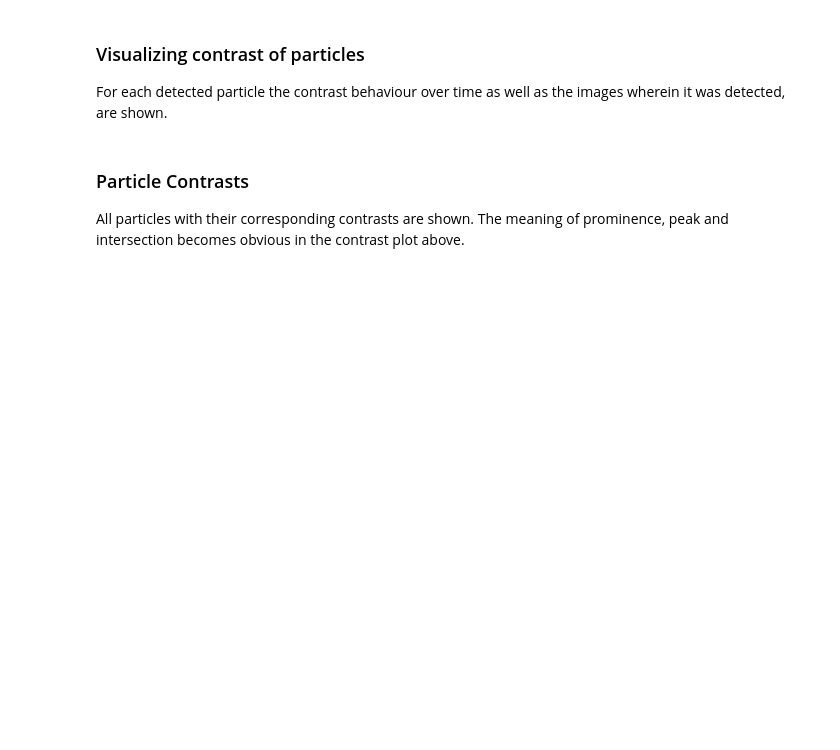
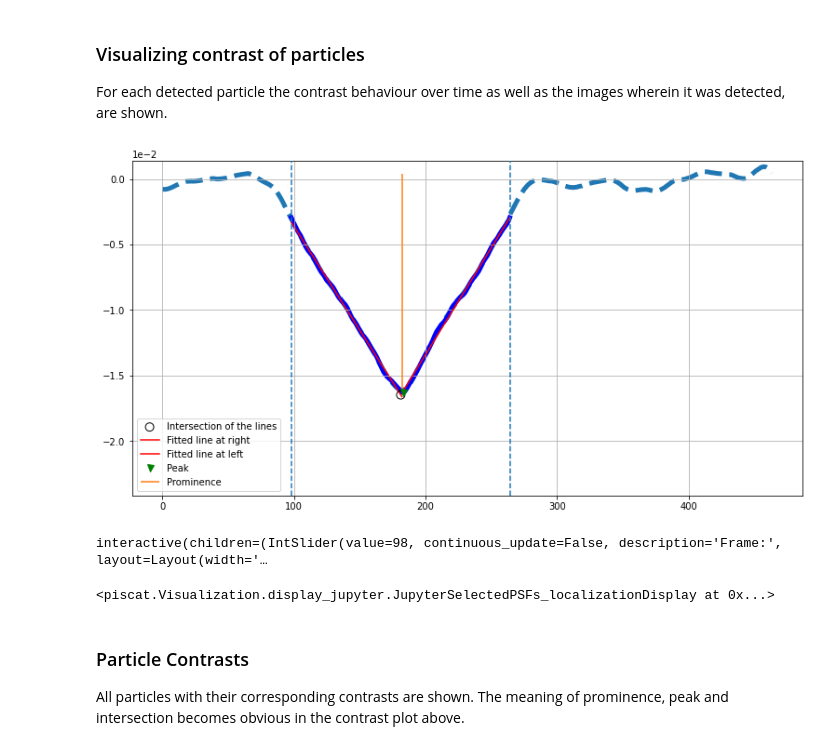
Before and after one commit to smuench34/CodesForCellularNanoscience, a Jupyter notebook: ISCAT_Analysis/iscat_analysis.ipynb, the cells around one changed output. Drawn from its saved outputs; the diff is of its cells as text; code cells hidden in the pictures; blank space fills up the shorter version.

```diff
--- a/ISCAT_Analysis/iscat_analysis.ipynb
+++ b/ISCAT_Analysis/iscat_analysis.ipynb
@@ -133,6 +158,6 @@ PSFs_filtered = spatial_filters.dense_PSFs(PSFs_filtered, threshold=10)  # parti
 PSFs_filtered = spatial_filters.symmetric_PSFs(PSFs_filtered, threshold=0.5)  # particles with non-symmetric shape are deleted
 
 t_filters = TemporalFilter(video=image_series.differential_video, batchSize=image_series.batch_size)
-all_trajectories, linked_PSFs_filter, his_all_particles = t_filters.v_trajectory(df_PSFs=PSFs_filtered, threshold=40)  # particles that are present in less images than the threshold value are deleted
+all_trajectories, linked_PSFs_filter, his_all_particles = t_filters.v_trajectory(df_PSFs=PSFs_filtered, threshold=70)  # particles that are present in less images than the threshold value are deleted
 print(f"Number of Particles before filtering: {linking_.trajectory_counter(linked_PSFs)}")
 print(f"Number of Particles after filtering: {len(all_trajectories)}")
@@ -173,39 +210,43 @@ his2(folder_name='',
 ### Visualizing contrast of particles
 For each detected particle the contrast behaviour over time as well as the images wherein it was detected, are shown.
 # %%
-particle_num = 2
+particle_num = 0
 his2.plot_contrast_extraction(particles=correct_trajectories,
                               batch_size=image_series.batch_size,
                               video_frame_num=image_series.differential_video.shape[0],
                               MinPeakWidth=90,
                               MinPeakProminence=0,
                               pixel_size=0.66,
                               particles_num="#" + str(particle_num))
 
 # There is a problem within the plot_contrast_extraction function of the piscat module
 # The next lines correct the mistake
 if his2.t_contrast_peaks[particle_num] == his2.t_contrast_peaks[-1]:
     del his2.t_particle_center_intensity[-1]
     del his2.t_particle_center_intensity_follow[-1]
     del his2.tSmooth_particle_center_intensity[-1]
     del his2.tSmooth_particle_center_intensity_follow[-1]
     del his2.t_contrast_peaks[-1]
     del his2.t_contrast_peaks_index[-1]
     del his2.t_contrast_intersection[-1]
     del his2.t_contrast_intersection_index[-1]
     del his2.t_contrast_Prominence[-1]
     del his2.t_contrast_Prominence_index[-1]
     del his2.t_iPSFCentroidSigmas_[-1]
 %matplotlib inline
 JupyterSelectedPSFs_localizationDisplay(video=image_series.differential_video,
                                         particles=correct_trajectories,
                                         particles_num="#" + str(particle_num),
                                         frame_extend=0,
                                         median_filter_flag=True,
                                         flag_fit2D=False,
                                         color='gray',
                                         imgSizex=5,
                                         imgSizey=5)
+# %% [output]
+[figure, added]
+interactive(children=(IntSlider(value=98, continuous_update=False, description='Frame:', layout=Layout(width='…
+<piscat.Visualization.display_jupyter.JupyterSelectedPSFs_localizationDisplay at 0x...>
 # %% [markdown]
 ### Particle Contrasts
 All particles with their corresponding contrasts are shown.
```
Also changed, not shown: parts of 11 cells of this notebook, 4 other files.
